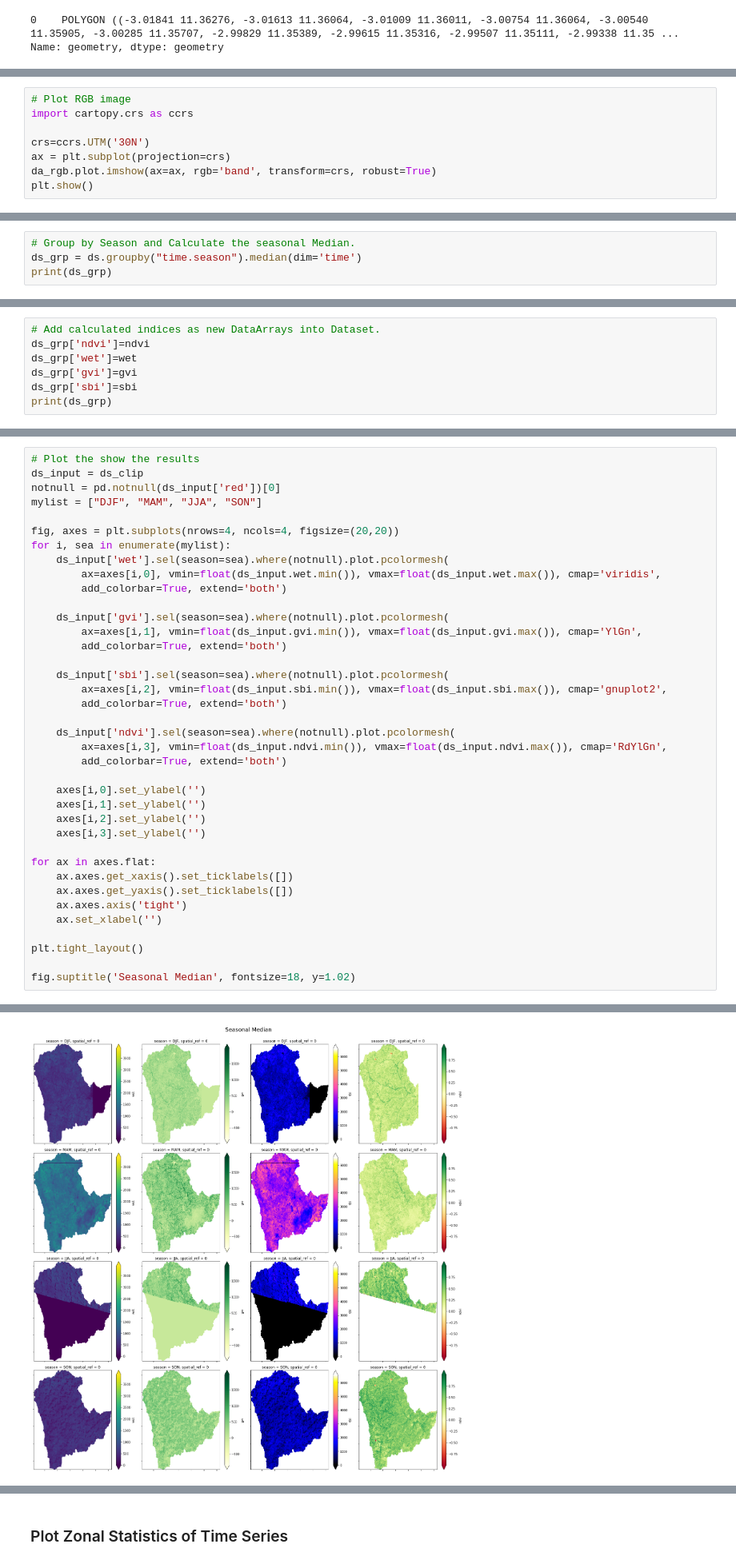
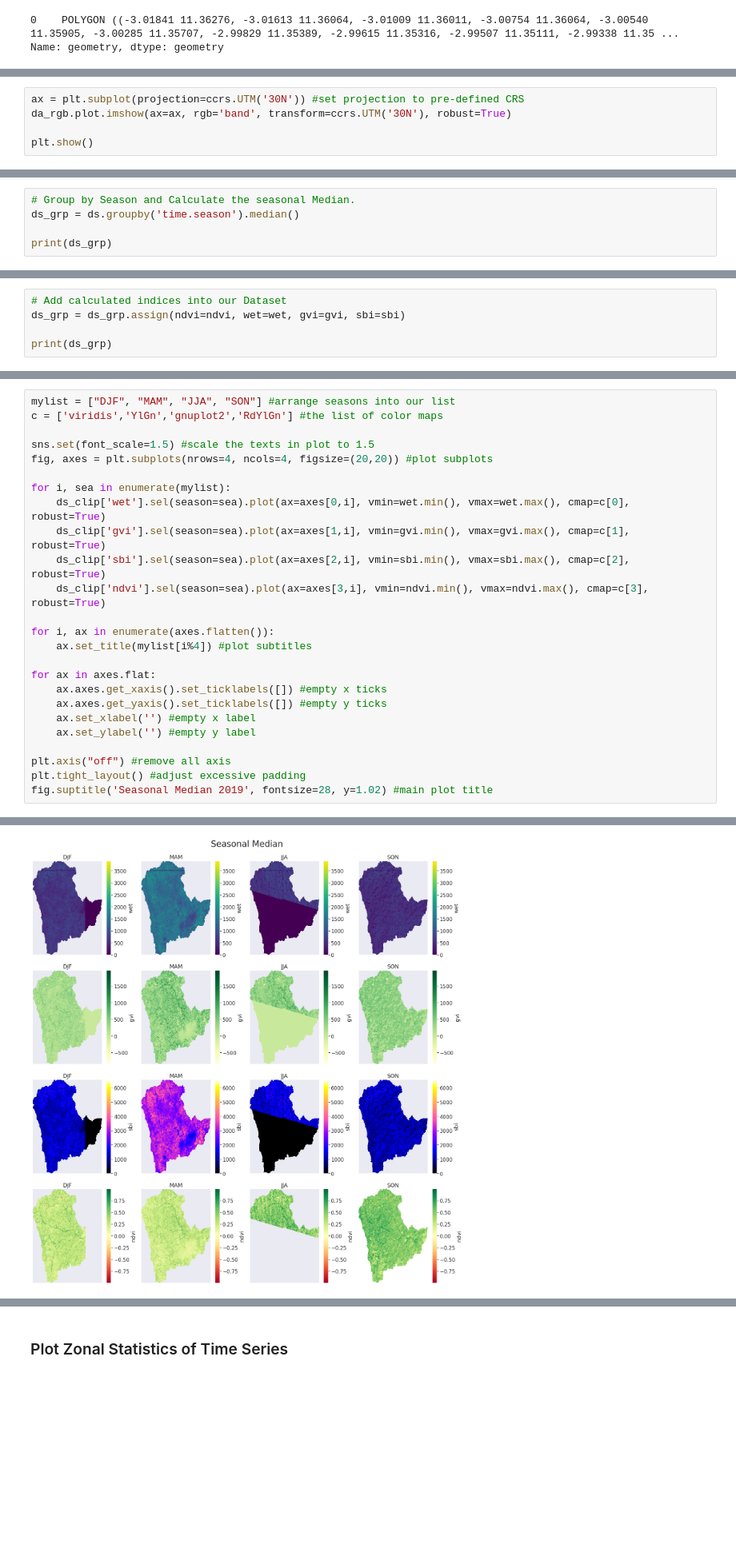
Before and after one commit to eo2cube/eo2cube_notebooks, a Jupyter notebook: get_started/intro_to_eo2cube/07_basic_analysis.ipynb, the cells around one changed output, grey strips where cells are left out. Shown at 80% size. Saved outputs shown, nothing was run; the diff lists cells and outputs as text; blank space fills up the shorter version.

```diff
--- a/get_started/intro_to_eo2cube/07_basic_analysis.ipynb
+++ b/get_started/intro_to_eo2cube/07_basic_analysis.ipynb
@@ -110,10 +117,7 @@ da_rgb = xr.concat([da_red, da_green, da_blue], dim="band")
 # %%
-# Plot RGB image
-import cartopy.crs as ccrs
+ax = plt.subplot(projection=ccrs.UTM('30N')) #set projection to pre-defined CRS
+da_rgb.plot.imshow(ax=ax, rgb='band', transform=ccrs.UTM('30N'), robust=True)
 
-crs=ccrs.UTM('30N')
-ax = plt.subplot(projection=crs)
-da_rgb.plot.imshow(ax=ax, rgb='band', transform=crs, robust=True)
 plt.show()
 # %% [output]
 [figure]
@@ -122,6 +129,7 @@ plt.show()
 # %%
 # Group by Season and Calculate the seasonal Median.
-ds_grp = ds.groupby("time.season").median(dim='time')
+ds_grp = ds.groupby('time.season').median()
+
 print(ds_grp)
 # %% [output]
 <xarray.Dataset>
@@ -153,9 +173,7 @@ sbi = 0.332*ds_grp.green + 0.603*ds_grp.red + 0.675*ds_grp.veg6 + 0.262*ds_grp.n
 # %%
-# Add calculated indices as new DataArrays into Dataset.
-ds_grp['ndvi']=ndvi
-ds_grp['wet']=wet
-ds_grp['gvi']=gvi
-ds_grp['sbi']=sbi
+# Add calculated indices into our Dataset
+ds_grp = ds_grp.assign(ndvi=ndvi, wet=wet, gvi=gvi, sbi=sbi)
+
 print(ds_grp)
 # %% [output]
 <xarray.Dataset>
@@ -208,44 +235,31 @@ Data variables:
 # %%
-# Plot the show the results
-ds_input = ds_clip
-notnull = pd.notnull(ds_input['red'])[0]
-mylist = ["DJF", "MAM", "JJA", "SON"]
+mylist = ["DJF", "MAM", "JJA", "SON"] #arrange seasons into our list
+c = ['viridis','YlGn','gnuplot2','RdYlGn'] #the list of color maps
 
-fig, axes = plt.subplots(nrows=4, ncols=4, figsize=(20,20))
+sns.set(font_scale=1.5) #scale the texts in plot to 1.5
+fig, axes = plt.subplots(nrows=4, ncols=4, figsize=(20,20)) #plot subplots
+
 for i, sea in enumerate(mylist):
-    ds_input['wet'].sel(season=sea).where(notnull).plot.pcolormesh(
-        ax=axes[i,0], vmin=float(ds_input.wet.min()), vmax=float(ds_input.wet.max()), cmap='viridis',
-        add_colorbar=True, extend='both')
+    ds_clip['wet'].sel(season=sea).plot(ax=axes[0,i], vmin=wet.min(), vmax=wet.max(), cmap=c[0], robust=True)
+    ds_clip['gvi'].sel(season=sea).plot(ax=axes[1,i], vmin=gvi.min(), vmax=gvi.max(), cmap=c[1], robust=True)
+    ds_clip['sbi'].sel(season=sea).plot(ax=axes[2,i], vmin=sbi.min(), vmax=sbi.max(), cmap=c[2], robust=True)
+    ds_clip['ndvi'].sel(season=sea).plot(ax=axes[3,i], vmin=ndvi.min(), vmax=ndvi.max(), cmap=c[3], robust=True)
 
-    ds_input['gvi'].sel(season=sea).where(notnull).plot.pcolormesh(
-        ax=axes[i,1], vmin=float(ds_input.gvi.min()), vmax=float(ds_input.gvi.max()), cmap='YlGn',
-        add_colorbar=True, extend='both')
-
-    ds_input['sbi'].sel(season=sea).where(notnull).plot.pcolormesh(
-        ax=axes[i,2], vmin=float(ds_input.sbi.min()), vmax=float(ds_input.sbi.max()), cmap='gnuplot2',
-        add_colorbar=True, extend='both')
-
-    ds_input['ndvi'].sel(season=sea).where(notnull).plot.pcolormesh(
-        ax=axes[i,3], vmin=float(ds_input.ndvi.min()), vmax=float(ds_input.ndvi.max()), cmap='RdYlGn',
-        add_colorbar=True, extend='both')
-
-    axes[i,0].set_ylabel('')
-    axes[i,1].set_ylabel('')
-    axes[i,2].set_ylabel('')
-    axes[i,3].set_ylabel('')
+for i, ax in enumerate(axes.flatten()):
+    ax.set_title(mylist[i%4]) #plot subtitles
 
 for ax in axes.flat:
-    ax.axes.get_xaxis().set_ticklabels([])
-    ax.axes.get_yaxis().set_ticklabels([])
-    ax.axes.axis('tight')
-    ax.set_xlabel('')
+    ax.axes.get_xaxis().set_ticklabels([]) #empty x ticks
+    ax.axes.get_yaxis().set_ticklabels([]) #empty y ticks
+    ax.set_xlabel('') #empty x label
+    ax.set_ylabel('') #empty y label
 
-plt.tight_layout()
-
-fig.suptitle('Seasonal Median', fontsize=18, y=1.02)
+plt.axis("off") #remove all axis
+plt.tight_layout() #adjust excessive padding
+fig.suptitle('Seasonal Median 2019', fontsize=28, y=1.02) #main plot title
 # %% [output]
 Text(0.5, 1.02, 'Seasonal Median')
-[figure, old version]
+[figure, new version]
 # %% [markdown]
 ***Tip:***
 * ***You may find the codes for individual color maps at [this site](https://matplotlib.org/stable/tutorials/colors/colormaps.html).***
```
Also changed, not shown: parts of 29 cells of this notebook.
